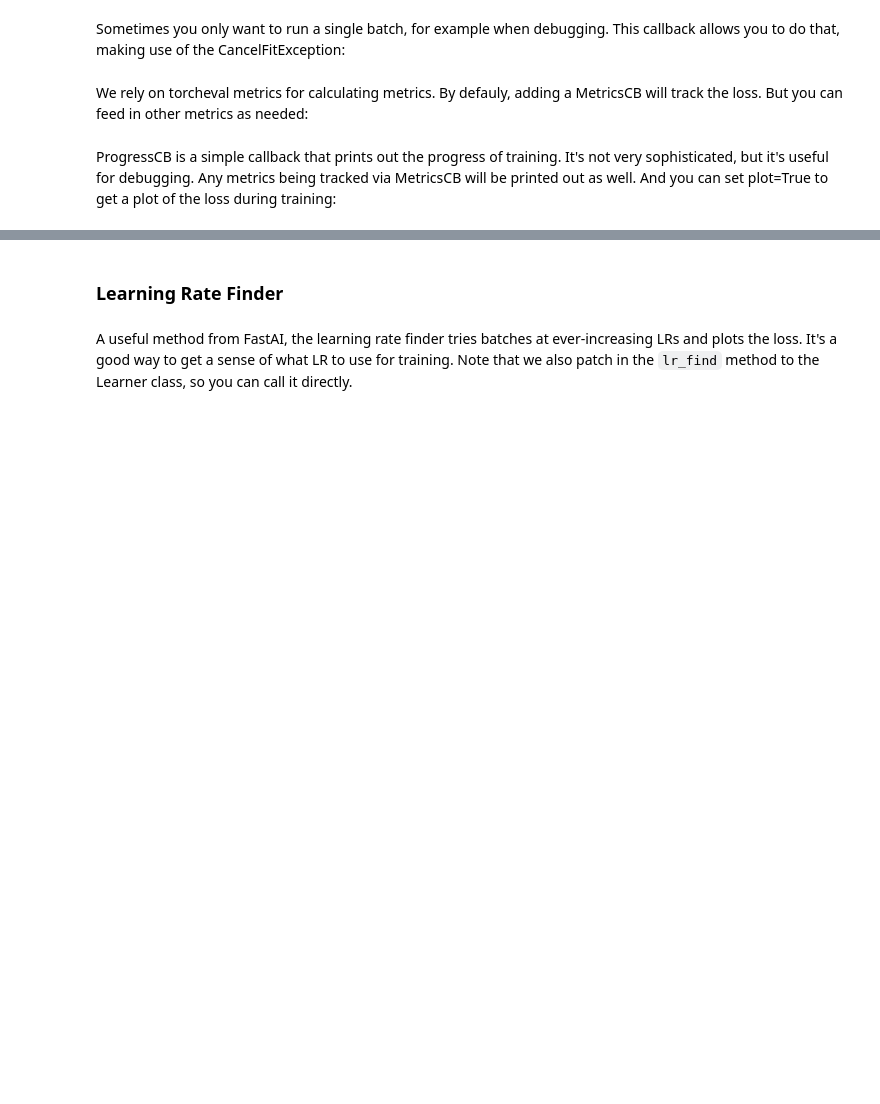
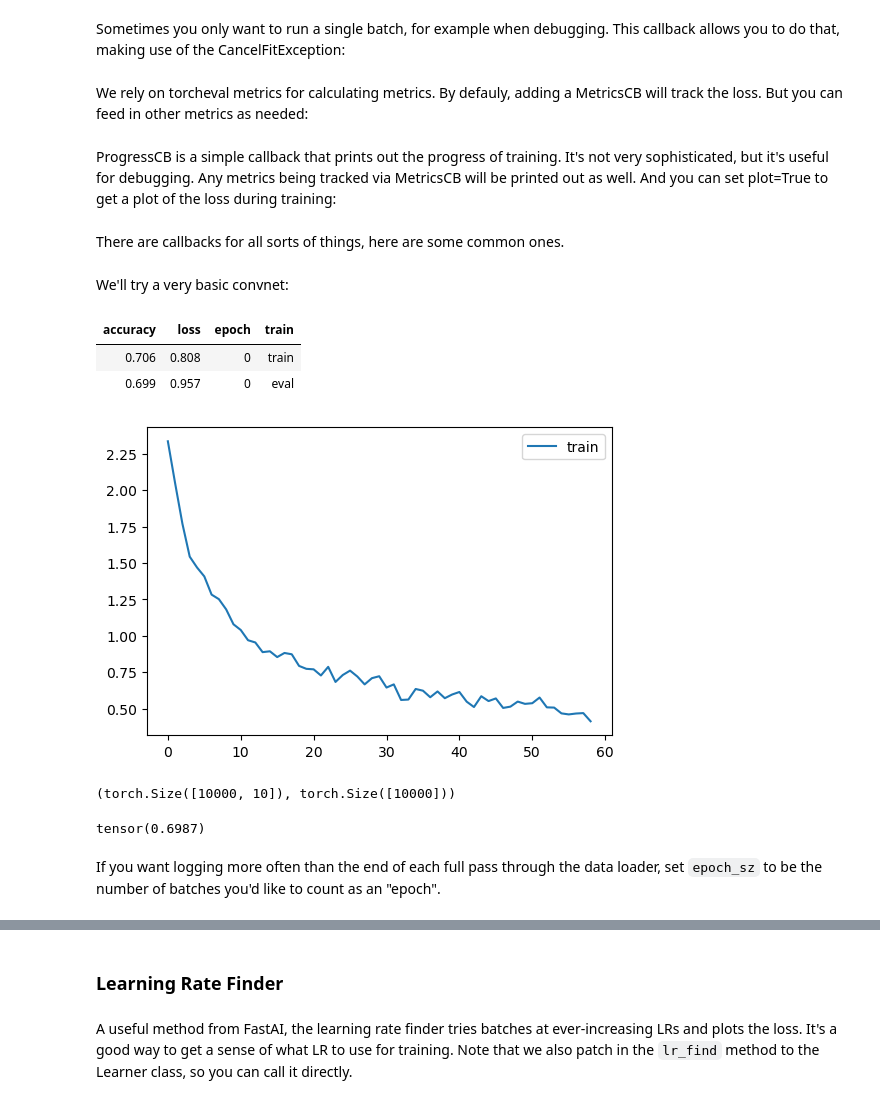
Before and after one commit to fastai/minai, a Jupyter notebook: core.ipynb, the cells around one changed output, grey strips where cells are left out. Cells and saved outputs as stored; diff of their text form; code cells hidden in the pictures; blank space fills up the shorter version.

```diff
--- a/core.ipynb
+++ b/core.ipynb
@@ -214,7 +307,7 @@ class with_cbs:
 # %%
 #|export
 class Learner():
-    def __init__(self, model, dls=(0,), loss_func=F.mse_loss, lr=0.1, cbs=None, opt_func=optim.SGD):
+    def __init__(self, model, dls=(0,), loss_func=F.mse_loss, lr=0.1, cbs=None, opt_func=optim.SGD, epoch_sz=None):
         cbs = fc.L(cbs)
         fc.store_attr()
 
@@ -237,19 +330,21 @@ class Learner():
 
     def one_epoch(self, training):
         self.model.train(training)
-        self.dl = self.dls.train if training else self.dls.valid
+        self.dl = self.train_dl if training else self.dls.valid
         self._one_epoch()
 
     @with_cbs('fit')
     def _fit(self, train, valid):
+        self.train_dl = self.dls.train
+        if self.epoch_sz is not None: self.train_dl = CycleDL(self.train_dl, self.epoch_sz)
         for self.epoch in self.epochs:
             if train: self.one_epoch(True)
-            if valid: torch.no_grad()(self.one_epoch)(False)
+            if valid:
+                with torch.inference_mode(): self.one_epoch(False)
 
     def fit(self, n_epochs=1, train=True, valid=True, cbs=None, lr=None):
         cbs = fc.L(cbs)
-        # `add_cb` and `rm_cb` were added in lesson 18
-        for cb in cbs: self.cbs.append(cb)
+        self.cbs += cbs
         try:
             self.n_epochs = n_epochs
             self.epochs = range(n_epochs)
@@ -352,3 +490,31 @@ class ProgressCB(Callback):
         if self.plot and hasattr(learn, 'metrics') and learn.training:
             self.losses.append(learn.loss.item())
             self.mbar.update_graph([[fc.L.range(self.losses), self.losses]])
+# %% [markdown]
+There are callbacks for all sorts of things, here are some common ones.
+# %%
+cbs = [
+    TrainCB(), # Handles the core steps in the training loop
+    DeviceCB(), # Puts data and model on GPU
+    MetricsCB(accuracy=MulticlassAccuracy())
+]
+# %% [markdown]
+We'll try a very basic convnet:
+# %%
+def conv(nin,nout):
+    return [nn.Conv2d(nin, nout, kernel_size=3, stride=2, padding=1),
+            nn.ReLU(), nn.BatchNorm2d(nout)]
+
+def get_model():
+    return nn.Sequential(*conv(1, 16), *conv(16,32), *conv(32,32),
+                         nn.AdaptiveAvgPool2d(1), nn.Flatten(), nn.Linear(32,10))
+# %%
+opt = partial(torch.optim.AdamW, betas=(0.9,0.95), eps=1e-5)
+learn = Learner(get_model(), dls, nn.CrossEntropyLoss(), lr=0.05, cbs=cbs, opt_func=opt)
+# %%
+learn.fit(1, cbs=[ProgressCB(plot=True)])
+# %% [output]
+| accuracy | loss | epoch | train |
+| 0.706 | 0.808 | 0 | train |
+| 0.699 | 0.957 | 0 | eval |
+[figure, added]
@@ -354,0 +540,11 @@ class ProgressCB(Callback):
+# %%
+preds,targs = learn.capture_preds()
+preds.shape,targs.shape
+# %% [output]
+(torch.Size([10000, 10]), torch.Size([10000]))
+# %%
+(preds.argmax(1)==targs).float().mean()
+# %% [output]
+tensor(0.6987)
+# %% [markdown]
+If you want logging more often than the end of each full pass through the data loader, set `epoch_sz` to be the number of batches you'd like to count as an "epoch".
```
Also changed, not shown: parts of 85 cells of this notebook, 3 other files.
